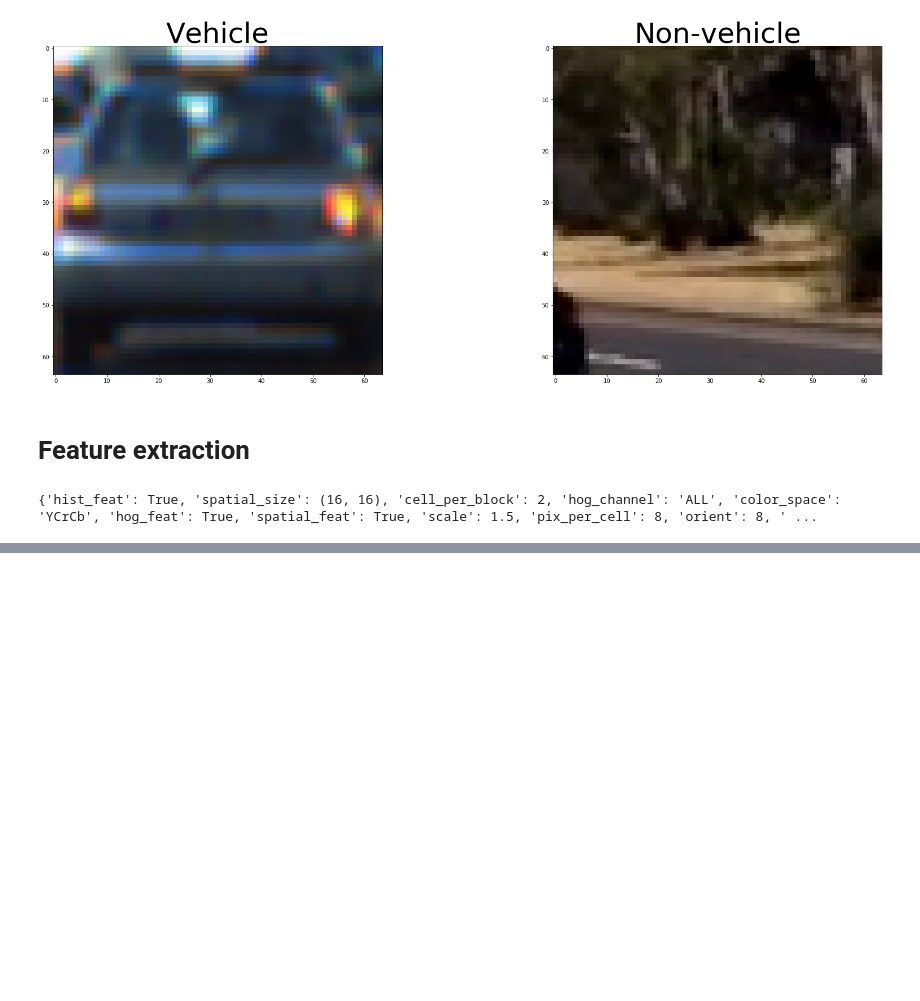
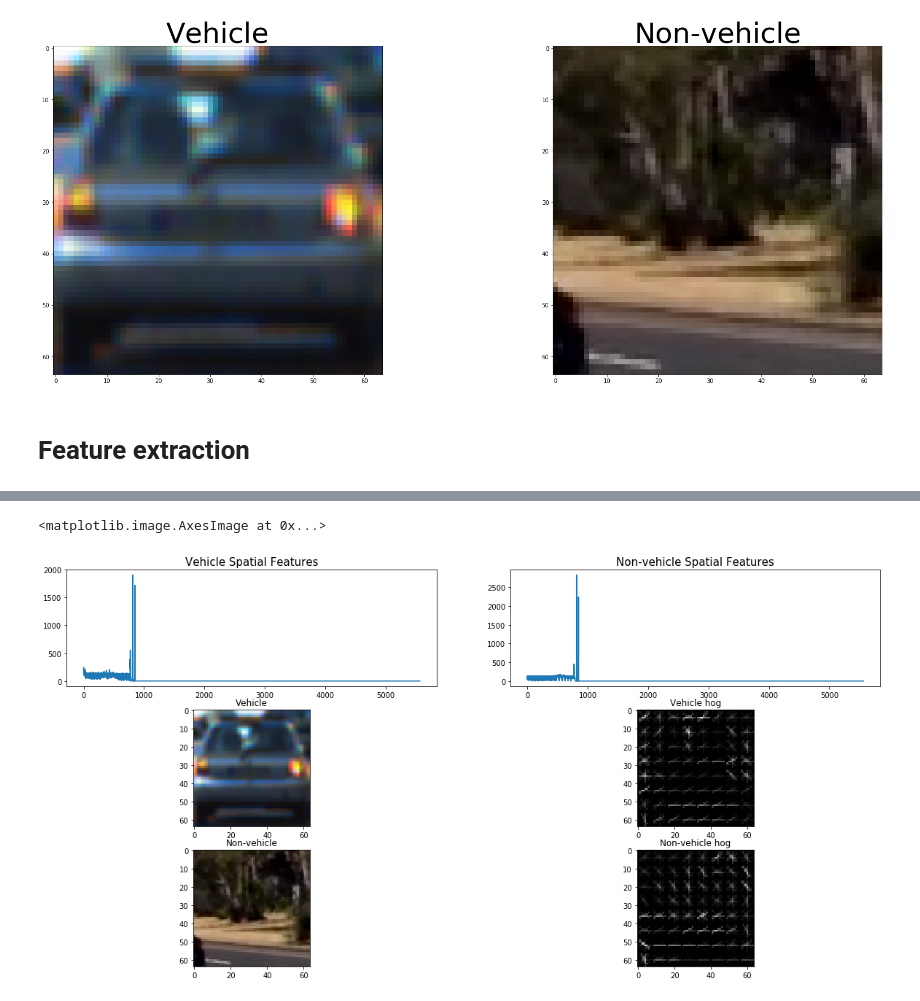
Before and after one commit to nitheeshkl/Udacity_CarND_VehicleDetection, a Jupyter notebook: vehicle_detection.ipynb, the cells around one changed output, grey strips where cells are left out. Saved outputs shown, nothing was run; the diff lists cells and outputs as text; code cells hidden in the pictures; blank space fills up the shorter version.

```diff
--- a/vehicle_detection.ipynb
+++ b/vehicle_detection.ipynb
@@ -66,32 +133,56 @@ params = {
 def extract_features(img, params):
         file_features = []
         # convert to defined color space
-        feature_image = convert_image(img, params.color_space)
+        feature_image = convert_image(img, params["color_space"])
 
         # extract spatial features
-        if params.spatial_feat == True:
-            spatial_features = bin_spatial(feature_image, size=params.spatial_size)
+        if params["spatial_feat"] == True:
+            spatial_features = bin_spatial(feature_image, size=params["spatial_size"])
             file_features.append(spatial_features)
-        if params.hist_feat == True:
-            # Apply color_hist()
-            hist_features = color_hist(feature_image, nbins=params.hist_bins)
+        # extract color histogram details
+        if params["hist_feat"] == True:
+            hist_features = color_hist(feature_image, nbins=params["hist_bins"])
             file_features.append(hist_features)
-        if params.hog_feat == True:
-        # Call get_hog_features() with vis=False, feature_vec=True
-            if params.hog_channel == 'ALL':
+        # extract hog features
+        if params["hog_feat"] == True:
+            if params["hog_channel"] == 'ALL':
                 hog_features = []
                 for channel in range(feature_image.shape[2]):
                     hog_features.append(get_hog_features(feature_image[:,:,channel],
-                                        params.orient, params.pix_per_cell, params.cell_per_block,
+                                        params["orient"], params["pix_per_cell"], params["cell_per_block"],
                                         vis=False, feature_vec=True))
                 hog_features = np.ravel(hog_features)
             else:
-                hog_features = get_hog_features(feature_image[:,:,params.hog_channel], params.orient,
-                            params.pix_per_cell, params.cell_per_block, vis=False, feature_vec=True)
+                hog_features = get_hog_features(feature_image[:,:,params.hog_channel], params["orient"],
+                            params["pix_per_cell"], params["cell_per_block"], vis=False, feature_vec=True)
             # Append the new feature vector to the features list
             file_features.append(hog_features)
 
         # Return list of feature vectors
         return np.concatenate(file_features)
-# %% [output]
-{'hist_feat': True, 'spatial_size': (16, 16), 'cell_per_block': 2, 'hog_channel': 'ALL', 'color_space': 'YCrCb', 'hog_feat': True, 'spatial_feat': True, 'scale': 1.5, 'pix_per_cell': 8, 'orient': 8, ' ...
+# %%
+# test feature extraction
+
+vehicle_spatial_features = extract_features(vehicle_sample, params)
+non_vehicle_spatial_features = extract_features(non_vehicle_sample, params)
+
+fig, plots = plt.subplots(nrows=3, ncols=2, figsize=(20,10))
+(ax1, ax2, ax3, ax4, ax5, ax6) = plots.flatten()
+ax1.plot((vehicle_spatial_features))
+ax1.set_title("Vehicle Spatial Features",fontsize=15)
+
+ax2.plot(non_vehicle_spatial_features)
+ax2.set_title("Non-vehicle Spatial Features",fontsize=15)
+
+f1,vehicle_hog = get_hog_features(vehicle_sample[:,:,0],params["orient"], params["pix_per_cell"], params["cell_per_block"], vis=True, feature_vec=True)
+f2,non_vehicle_hog = get_hog_features(non_vehicle_sample[:,:,0],params["orient"], params["pix_per_cell"], params["cell_per_block"], vis=True, feature_vec=True)
+
+ax3.set_title('Vehicle')
+ax3.imshow(vehicle_sample)
+ax4.set_title('Vehicle hog')
+ax4.imshow(vehicle_hog, cmap='gray')
+ax5.set_title('Non-vehicle')
+ax5.imshow(non_vehicle_sample)
+ax6.set_title('Non-vehicle hog')
+ax6.imshow(non_vehicle_hog, cmap='gray')
+# %% [output]
@@ -97,0 +191,2 @@ def extract_features(img, params):
+<matplotlib.image.AxesImage at 0x...>
+[figure, added]
```
Also changed, not shown: parts of 3 cells of this notebook.
